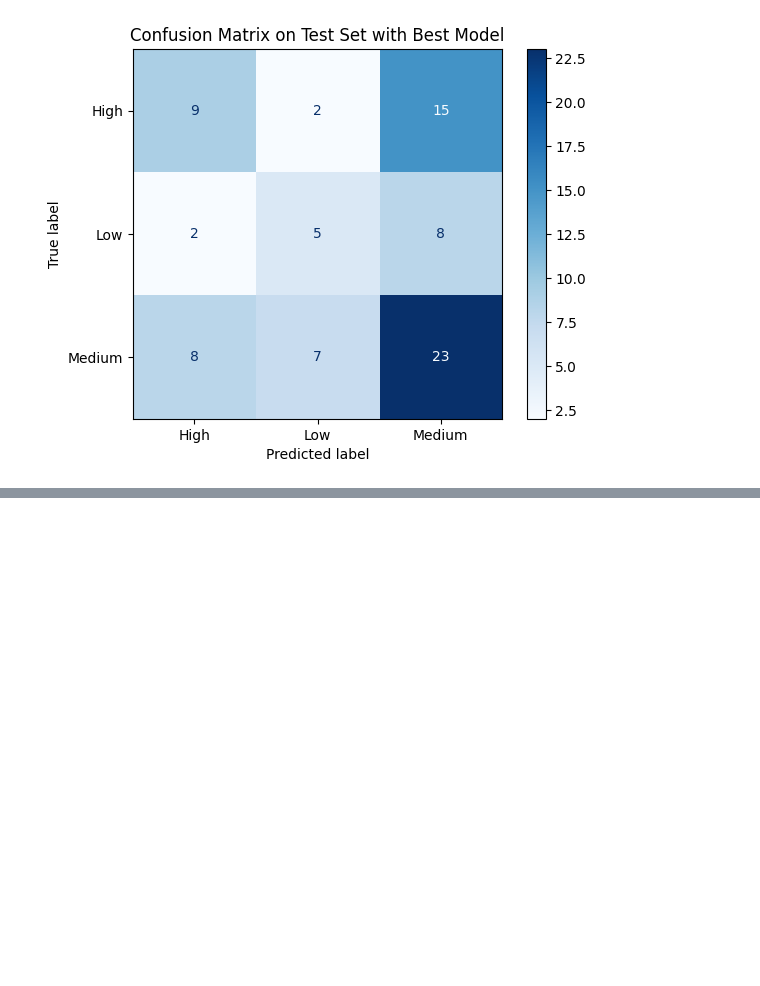
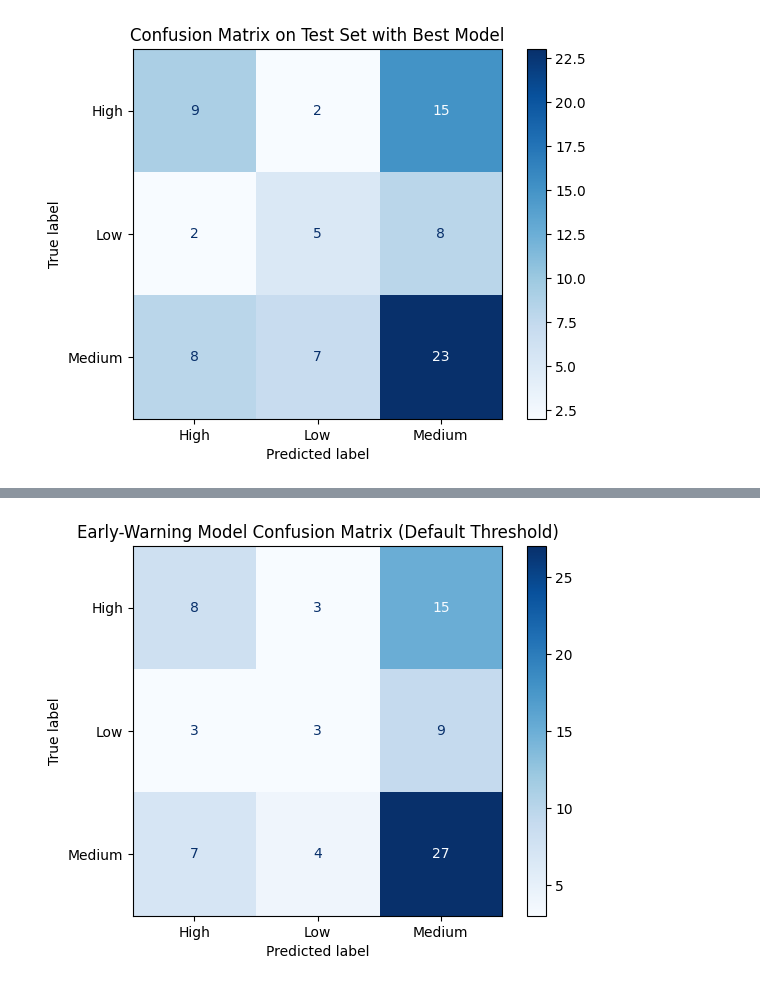
Before and after one commit to KailasVS666/risk-prediction-model, a Jupyter notebook: risk_prediction_model.ipynb, the cells around one changed output, grey strips where cells are left out. Cells and saved outputs as stored; diff of their text form; code cells hidden in the pictures; blank space fills up the shorter version.

```diff
--- a/risk_prediction_model.ipynb
+++ b/risk_prediction_model.ipynb
@@ -410,0 +555,80 @@ weighted avg       0.46      0.47      0.46        79
+# %%
+from sklearn.metrics import classification_report, ConfusionMatrixDisplay, roc_auc_score, roc_curve
+import matplotlib.pyplot as plt
+import numpy as np
+
+# Evaluate the Early-Warning Model
+y_pred_early = early_warning_model.predict(X_test_early)
+y_prob_early = early_warning_model.predict_proba(X_test_early)[:, 1] # Probability of the positive class (High Risk)
+
+# Classification Report
+print("Early-Warning Model Classification Report (Default Threshold):")
+print(classification_report(y_test_early, y_pred_early))
+
+# Confusion Matrix
+ConfusionMatrixDisplay.from_estimator(early_warning_model, X_test_early, y_test_early, cmap="Blues")
+plt.title("Early-Warning Model Confusion Matrix (Default Threshold)")
+plt.show()
+
+# ROC AUC
+# Need to handle multi-class for AUC, or focus on one class vs rest
+# Let's calculate AUC for 'High' risk vs rest
+from sklearn.preprocessing import LabelBinarizer
+
+lb = LabelBinarizer()
+y_test_early_binary = lb.fit_transform(y_test_early)
+high_risk_class_index = list(lb.classes_).index('High')
+
+# Get probabilities for the 'High' class
+y_prob_early_high = early_warning_model.predict_proba(X_test_early)[:, high_risk_class_index]
+
+# Calculate ROC AUC for 'High' class
+roc_auc_early = roc_auc_score(y_test_early_binary[:, high_risk_class_index], y_prob_early_high)
+print(f"\nEarly-Warning Model ROC AUC (High Risk vs Rest): {roc_auc_early:.4f}")
+
+# Plot ROC curve
+fpr, tpr, thresholds = roc_curve(y_test_early_binary[:, high_risk_class_index], y_prob_early_high)
+plt.plot(fpr, tpr, label=f'ROC curve (AUC = {roc_auc_early:.2f})')
+plt.plot([0, 1], [0, 1], 'k--') # random guess line
+plt.xlabel('False Positive Rate')
+plt.ylabel('True Positive Rate')
+plt.title('Early-Warning Model ROC Curve (High Risk vs Rest)')
+plt.legend(loc="lower right")
+plt.show()
+
+# Threshold Tuning to Maximize F2 Score for High Risk
+from sklearn.metrics import fbeta_score
+
+# Find the optimal threshold
+best_threshold = 0
+best_f2_score = 0
+
+# Iterate through possible thresholds (using probabilities from the 'High' class)
+# We can use the probabilities themselves as potential thresholds
+for threshold in np.sort(y_prob_early_high):
+    y_pred_threshold = (y_prob_early_high >= threshold).astype(int)
+    # Need to convert y_test_early to binary for the 'High' class for fbeta_score
+    f2 = fbeta_score(y_test_early_binary[:, high_risk_class_index], y_pred_threshold, beta=2, zero_division=0)
+
+    if f2 > best_f2_score:
+        best_f2_score = f2
+        best_threshold = threshold
+
+print(f"\nOptimal Threshold for High Risk (maximizing F2): {best_threshold:.4f}")
+print(f"Best F2 Score for High Risk at optimal threshold: {best_f2_score:.4f}")
+
+# Evaluate with the optimal threshold for High Risk
+y_pred_optimal_high_binary = (y_prob_early_high >= best_threshold).astype(int)
+
+# Ensure true labels are also binary for the 'High' class for comparison
+y_true_high_binary = y_test_early_binary[:, high_risk_class_index]
+
+print(f"\nClassification Report with Optimal Threshold ({best_threshold:.4f}) for High Risk:")
+# Use the binary true and predicted labels for the classification report
+print(classification_report(y_true_high_binary, y_pred_optimal_high_binary, target_names=['Not High Risk', 'High'], zero_division=0))
+
+# Confusion matrix with the optimal threshold for High Risk
+ConfusionMatrixDisplay.from_predictions(y_true_high_binary, y_pred_optimal_high_binary, cmap="Blues", display_labels=['Not High Risk', 'High'])
+plt.title(f"Early-Warning Model Confusion Matrix (Optimal Threshold: {best_threshold:.4f})")
+plt.show()
+# %% [output]
@@ -410,0 +645 @@ weighted avg       0.46      0.47      0.46        79
+[figure, added]
```
Also changed, not shown: parts of 12 cells of this notebook.
